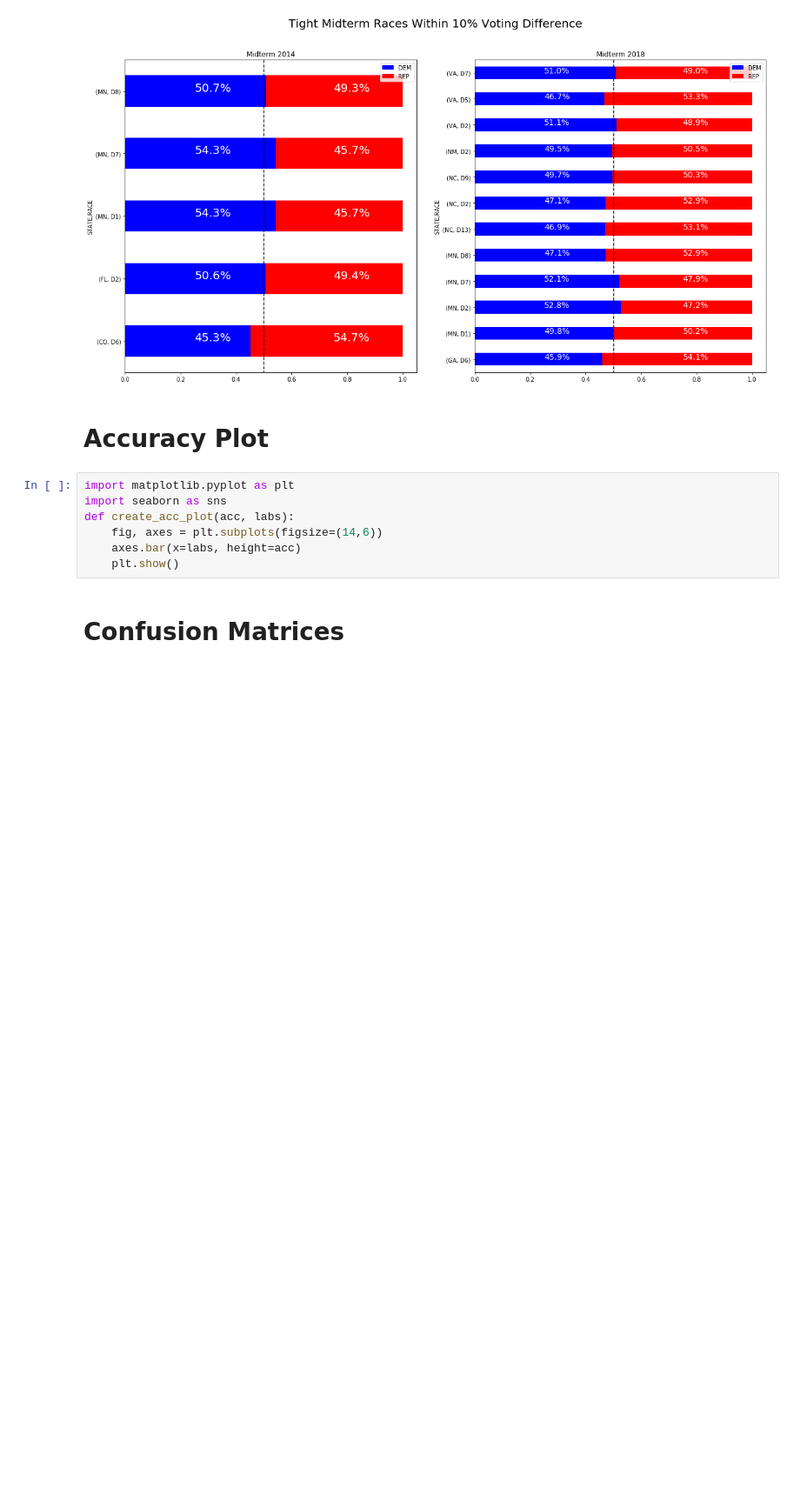
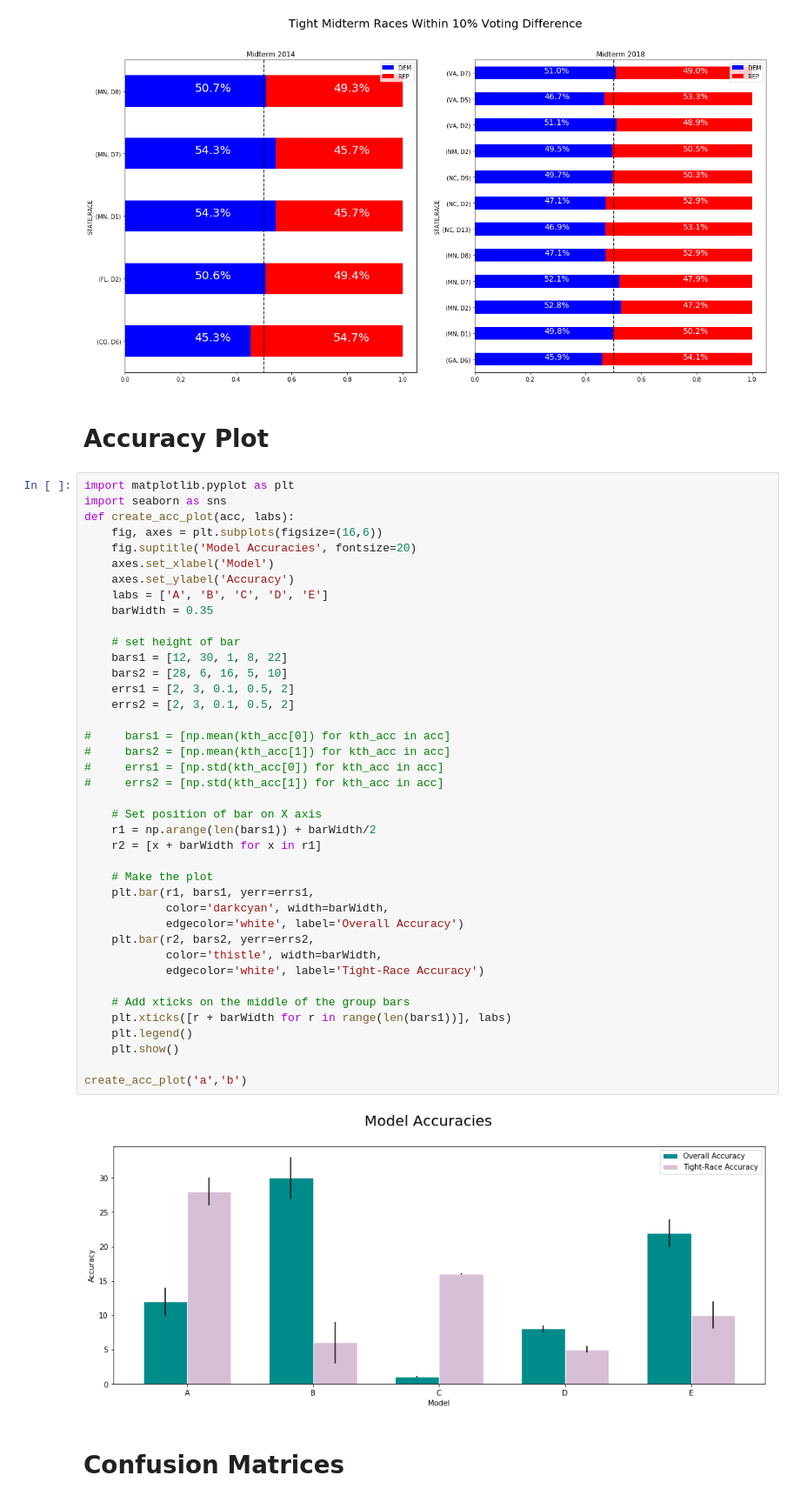
Before and after one commit to nkacirek1/msds621_election_decisons, a Jupyter notebook: visualization/create_viz.ipynb, the cells around one changed output. Shown at 87% size. Drawn from its saved outputs; the diff is of its cells as text; blank space fills up the shorter version.

```diff
--- a/visualization/create_viz.ipynb
+++ b/visualization/create_viz.ipynb
@@ -287,13 +287,48 @@ plt.show()
 [figure]
 # %% [markdown]
 # Accuracy Plot
-# %%
-import matplotlib.pyplot as plt
-import seaborn as sns
-def create_acc_plot(acc, labs):
-    fig, axes = plt.subplots(figsize=(14,6))
-    axes.bar(x=labs, height=acc)
-    plt.show()
+# %%
+import matplotlib.pyplot as plt
+import seaborn as sns
+def create_acc_plot(acc, labs):
+    fig, axes = plt.subplots(figsize=(16,6))
+    fig.suptitle('Model Accuracies', fontsize=20)
+    axes.set_xlabel('Model')
+    axes.set_ylabel('Accuracy')
+    labs = ['A', 'B', 'C', 'D', 'E']
+    barWidth = 0.35
+
+    # set height of bar
+    bars1 = [12, 30, 1, 8, 22]
+    bars2 = [28, 6, 16, 5, 10]
+    errs1 = [2, 3, 0.1, 0.5, 2]
+    errs2 = [2, 3, 0.1, 0.5, 2]
+
+#     bars1 = [np.mean(kth_acc[0]) for kth_acc in acc]
+#     bars2 = [np.mean(kth_acc[1]) for kth_acc in acc]
+#     errs1 = [np.std(kth_acc[0]) for kth_acc in acc]
+#     errs2 = [np.std(kth_acc[1]) for kth_acc in acc]
+
+    # Set position of bar on X axis
+    r1 = np.arange(len(bars1)) + barWidth/2
+    r2 = [x + barWidth for x in r1]
+
+    # Make the plot
+    plt.bar(r1, bars1, yerr=errs1,
+            color='darkcyan', width=barWidth,
+            edgecolor='white', label='Overall Accuracy')
+    plt.bar(r2, bars2, yerr=errs2,
+            color='thistle', width=barWidth,
+            edgecolor='white', label='Tight-Race Accuracy')
+
+    # Add xticks on the middle of the group bars
+    plt.xticks([r + barWidth for r in range(len(bars1))], labs)
+    plt.legend()
+    plt.show()
+
+create_acc_plot('a','b')
+# %% [output]
+[figure, added]
 # %% [markdown]
 # Confusion Matrices
 # %%
```
Also changed, not shown: parts of 4 cells of this notebook, 5 other files.
